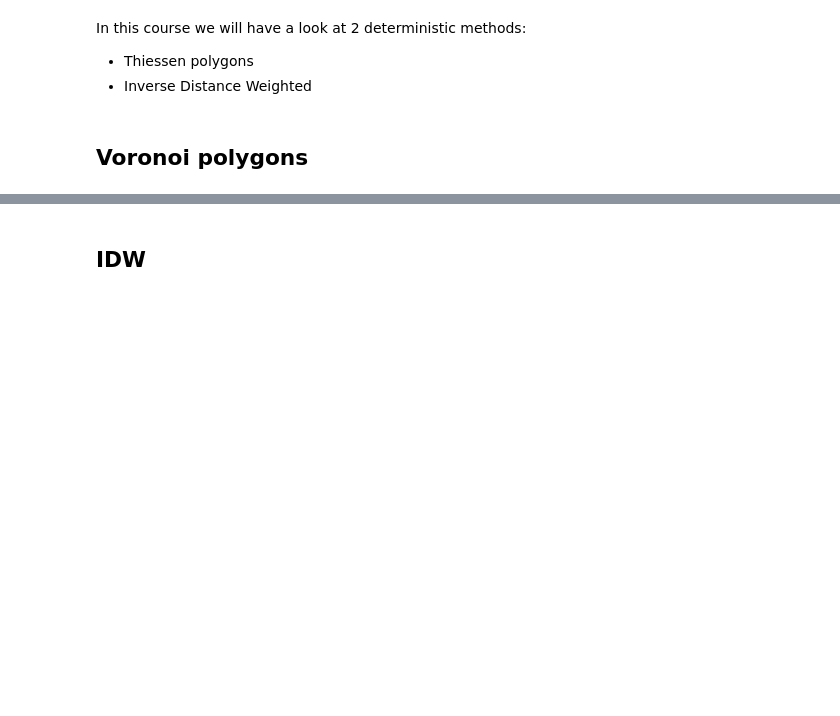
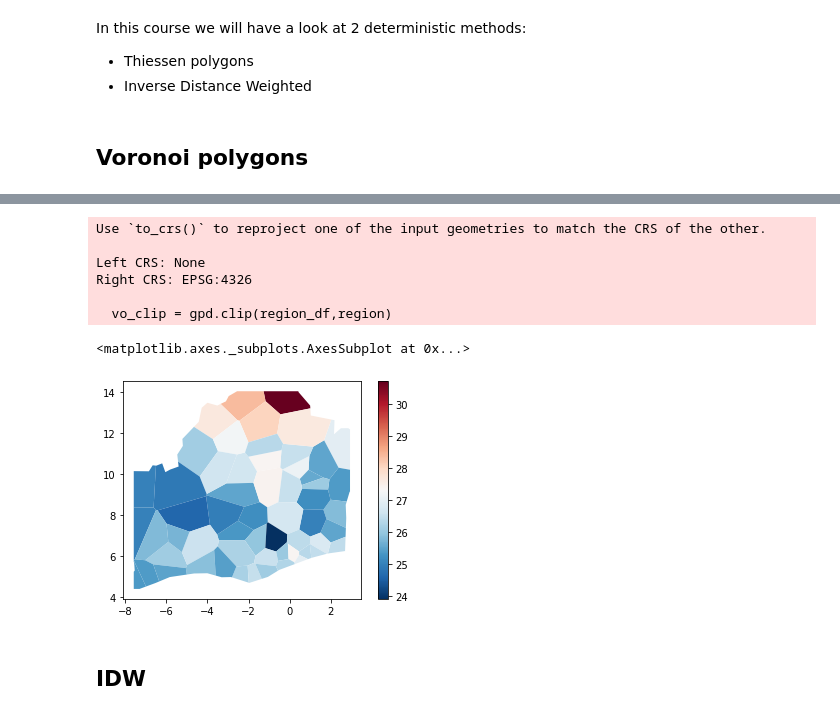
Before and after one commit to makangd/python, a Jupyter notebook: 06_Spatial_Interpolation.ipynb, the cells around one changed output, grey strips where cells are left out. Saved outputs shown, nothing was run; the diff lists cells and outputs as text; code cells hidden in the pictures; blank space fills up the shorter version.

```diff
--- a/06_Spatial_Interpolation.ipynb
+++ b/06_Spatial_Interpolation.ipynb
@@ -86,3 +91,12 @@ region_df.plot(column='mean_temp', colormap='RdBu_r')
 # %%
 vo_clip = gpd.clip(region_df,region)
-vo_clip.plot(column='mean_temp', colormap='RdBu_r')
+vo_clip.plot(column='mean_temp', colormap='RdBu_r', legend=True)
+# %% [output]
+Use `to_crs()` to reproject one of the input geometries to match the CRS of the other.
+
+Left CRS: None
+Right CRS: EPSG:4326
+
+  vo_clip = gpd.clip(region_df,region)
+<matplotlib.axes._subplots.AxesSubplot at 0x...>
+[figure, added]
```
Also changed, not shown: parts of 30 cells of this notebook, 7 other files.
